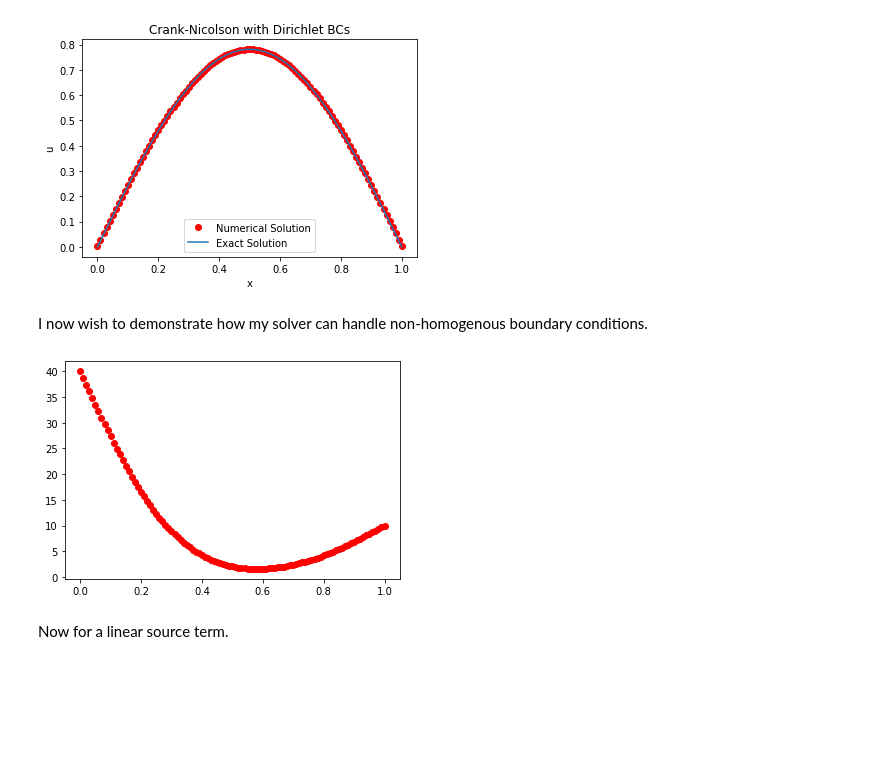
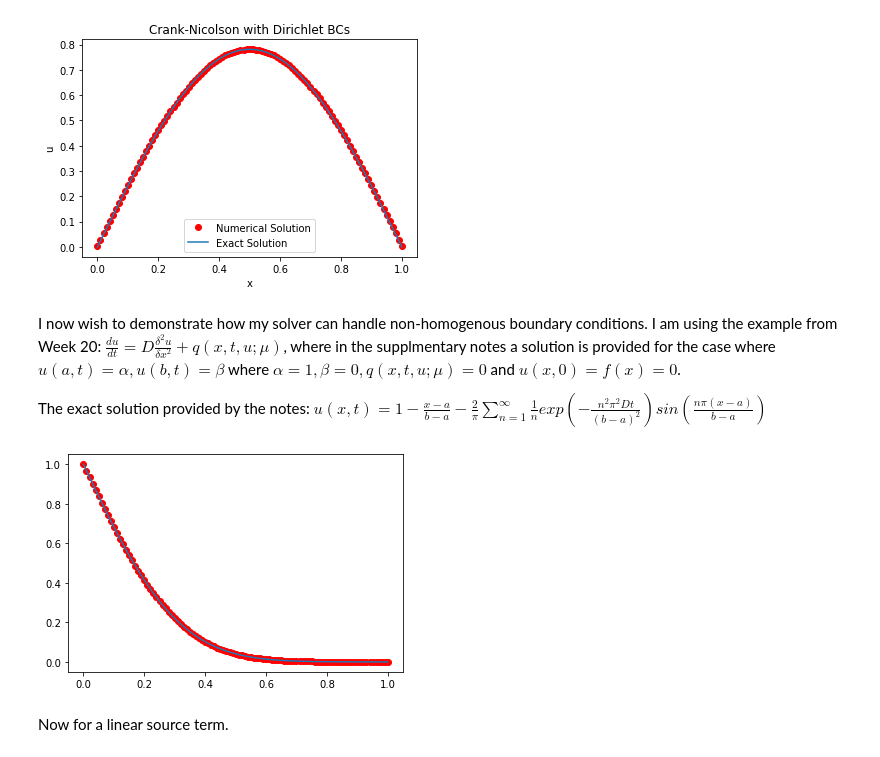
Before and after one commit to joesouber/EMAT30008, a Jupyter notebook: report.ipynb, the cells around one changed output. Saved outputs shown, nothing was run; the diff lists cells and outputs as text; code cells hidden in the pictures; blank space fills up the shorter version.

```diff
--- a/report.ipynb
+++ b/report.ipynb
@@ -435,7 +435,9 @@ plot_comparison(u2, t2, L, 0.1,u_exact,'Crank-Nicolson with Dirichlet BCs')
 [figure]
 [figure]
 # %% [markdown]
-I now wish to demonstrate how my solver can handle non-homogenous boundary conditions.
+I now wish to demonstrate how my solver can handle non-homogenous boundary conditions. I am using the example from Week 20: $\frac{du}{dt}= D\frac{{\delta^2}u}{{\delta}x^2}+q(x,t,u;\mu)$, where in the supplmentary notes a solution is provided for the case where $u(a,t)=\alpha,u(b,t)=\beta$ where $\alpha = 1,\beta = 0, q(x,t,u;\mu) = 0$ and $u(x,0)=f(x)=0$.
+
+The exact solution provided by the notes: $u(x,t)= {1 - \frac{x-a}{b-a} - \frac{2}{\pi}}{\sum_{n=1}^{\infty}\frac{1}{n}{exp(-\frac{{n^2}{\pi^2}{Dt}}{(b-a)^2})}sin(\frac{n\pi(x-a)}{b-a})}$
 # %%
 L = 1
 T = 0.5
@@ -451,39 +453,53 @@ def Initial_Condition(x, L):
 def dirichlet_nonhomogenous(x, t):
     '''
     Function containing the boundary condition described above.
     Note how different boundary conditions can be applied at each end of the domain using if statements.
     '''
     if x==0:
-        return 40
+        return 1
     else:
-        return 10
+        return 0
 
 
 def D(x):
     return x / (x * 10)
 
 def source_term(x,t):
+
     return 0
+
+def u_exact_dnonhomo(x,t,D,L):
+    '''
+    The exact solution for the non-homogeneous dirichlet BC case described above.
+    '''
+    sum = 0
+    for n in range(100):
+        n+=1
+        sum += (1/n)*(np.exp(-1*D*(n**2)*(np.pi**2)*t)) * np.sin(n*np.pi*x)
+
+    y = 1-x-(2/np.pi)*sum
+    return y
+
 
 u, t = finite_difference(L, T, mx, mt, 'dirichlet', dirichlet_nonhomogenous, Initial_Condition, discretisation='feuler', source_term = source_term,D = D,linearity='linear')
 
 
-
+exact_solution = u_exact_dnonhomo(np.linspace(0,L,mx+1), 0.3, 0.1, L)
 index = [t==0.3]
     # Select the slice of the solution at t=t_plot
 solution1 = u[:,index[0]]
 
 
 xx = np.linspace(0,L,u.shape[0])
     # Plot u at t=t_plot
-
+yy = np.linspace(0,L,exact_solution.shape[0])
 
 plt.plot(xx, solution1, 'o', c='r', label='Numerical Solution')
-
+plt.plot(yy, exact_solution, label='analytic Solution')
 plt.plot
 plt.show()
 # %% [output]
-[figure, old version]
+[figure, new version]
 # %% [markdown]
 Now for a linear source term.
 # %%
```
